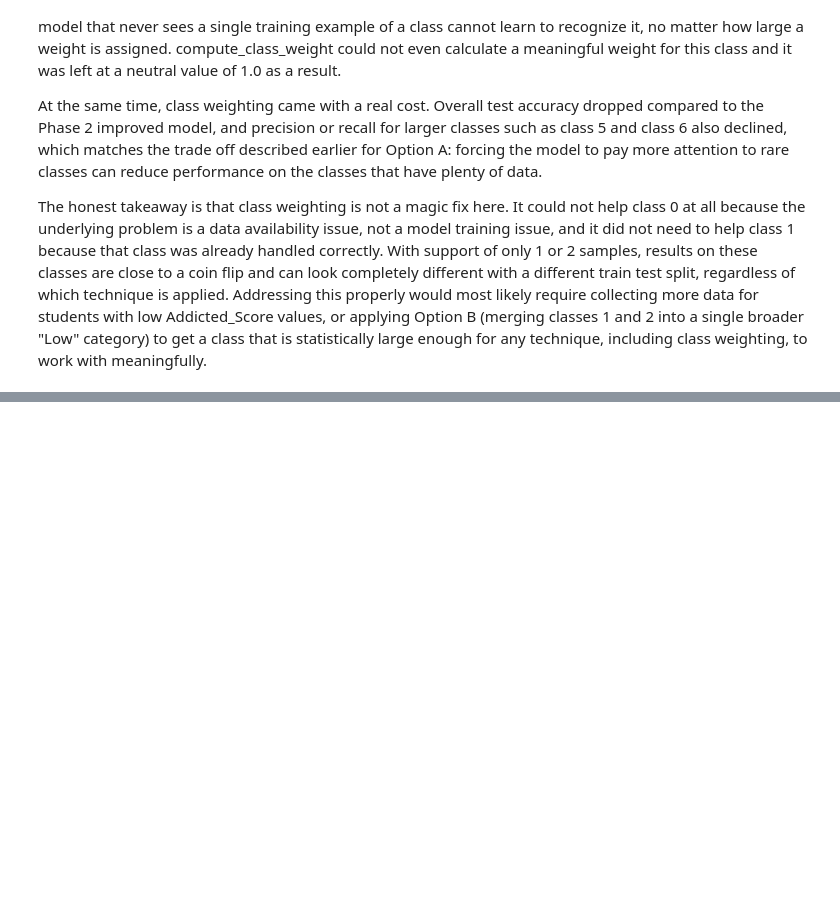
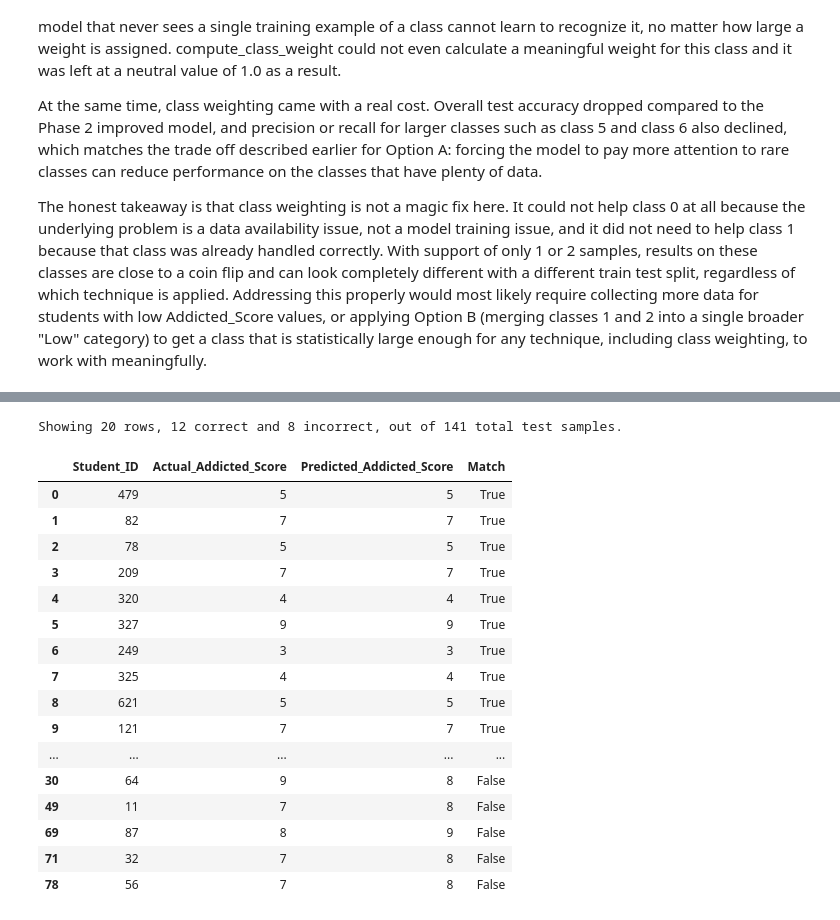
Before and after one commit to muhdammar-azizan/student-social-media-addiction-lstm, a Jupyter notebook: notebooks/SocialMedia_Addiction_Analysis.ipynb, the cells around one changed output, grey strips where cells are left out. Saved outputs shown, nothing was run; the diff lists cells and outputs as text; code cells hidden in the pictures; blank space fills up the shorter version.

```diff
--- a/notebooks/SocialMedia_Addiction_Analysis.ipynb
+++ b/notebooks/SocialMedia_Addiction_Analysis.ipynb
@@ -615,0 +680,38 @@ The honest takeaway is that class weighting is not a magic fix here. It could no
+# %%
+# The original raw Addicted_Score in the CSV ranges from 2 to 9.
+# Cell e0ce1442 relabels it to 1 to 8, and y further shifts it to 0 to 7 for the model.
+# Adding 2 back to a 0 indexed label recovers the original raw scale.
+raw_score_offset = 2
+
+sample_comparison = pd.DataFrame({
+    'Student_ID': df.loc[y_test.index, 'Student_ID'].values,
+    'Actual_Addicted_Score': y_test.values + raw_score_offset,
+    'Predicted_Addicted_Score': y_pred_improved_labels + raw_score_offset,
+})
+sample_comparison['Match'] = sample_comparison['Actual_Addicted_Score'] == sample_comparison['Predicted_Addicted_Score']
+
+correct_examples = sample_comparison[sample_comparison['Match']].head(12)
+incorrect_examples = sample_comparison[~sample_comparison['Match']].head(8)
+
+sample_display = pd.concat([correct_examples, incorrect_examples]).sort_index()
+print(f"Showing {len(sample_display)} rows, {sample_display['Match'].sum()} correct and {(~sample_display['Match']).sum()} incorrect, out of {len(sample_comparison)} total test samples.")
+sample_display
+# %% [output]
+Showing 20 rows, 12 correct and 8 incorrect, out of 141 total test samples.
+|  | Student_ID | Actual_Addicted_Score | Predicted_Addicted_Score | Match |
+| 0 | 479 | 5 | 5 | True |
+| 1 | 82 | 7 | 7 | True |
+| 2 | 78 | 5 | 5 | True |
+| 3 | 209 | 7 | 7 | True |
+| 4 | 320 | 4 | 4 | True |
+| 5 | 327 | 9 | 9 | True |
+| 6 | 249 | 3 | 3 | True |
+| 7 | 325 | 4 | 4 | True |
+| 8 | 621 | 5 | 5 | True |
+| 9 | 121 | 7 | 7 | True |
+| ... | ... | ... | ... | ... |
+| 30 | 64 | 9 | 8 | False |
+| 49 | 11 | 7 | 8 | False |
+| 69 | 87 | 8 | 9 | False |
+| 71 | 32 | 7 | 8 | False |
+| 78 | 56 | 7 | 8 | False |
```
Also changed, not shown: parts of 21 cells of this notebook.
